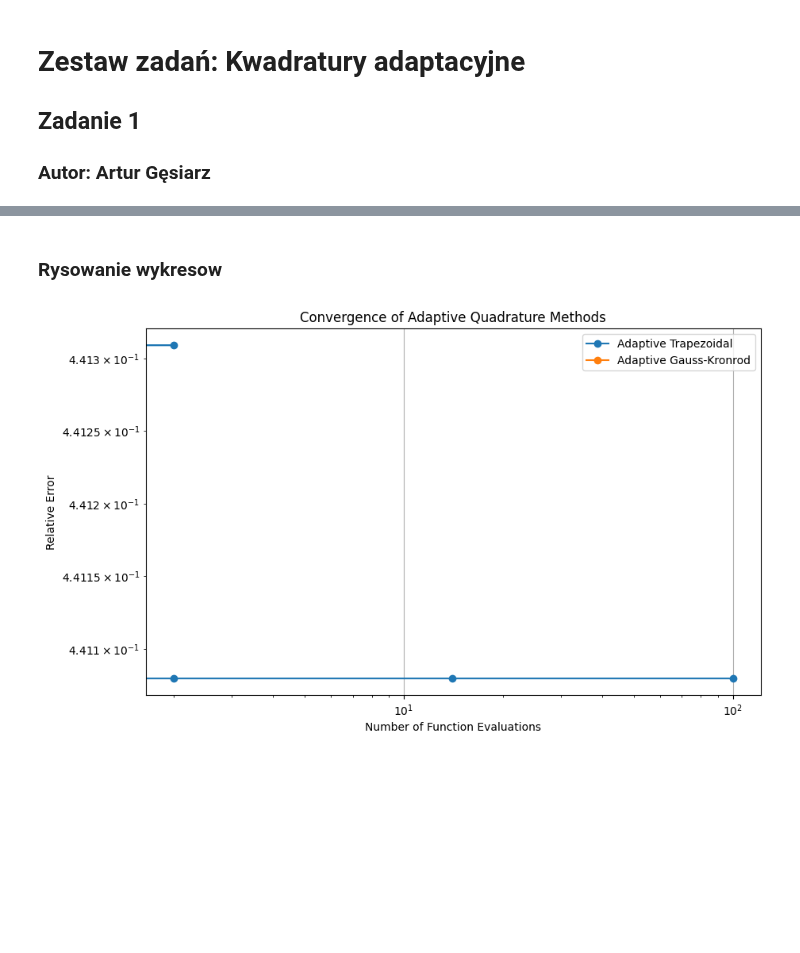
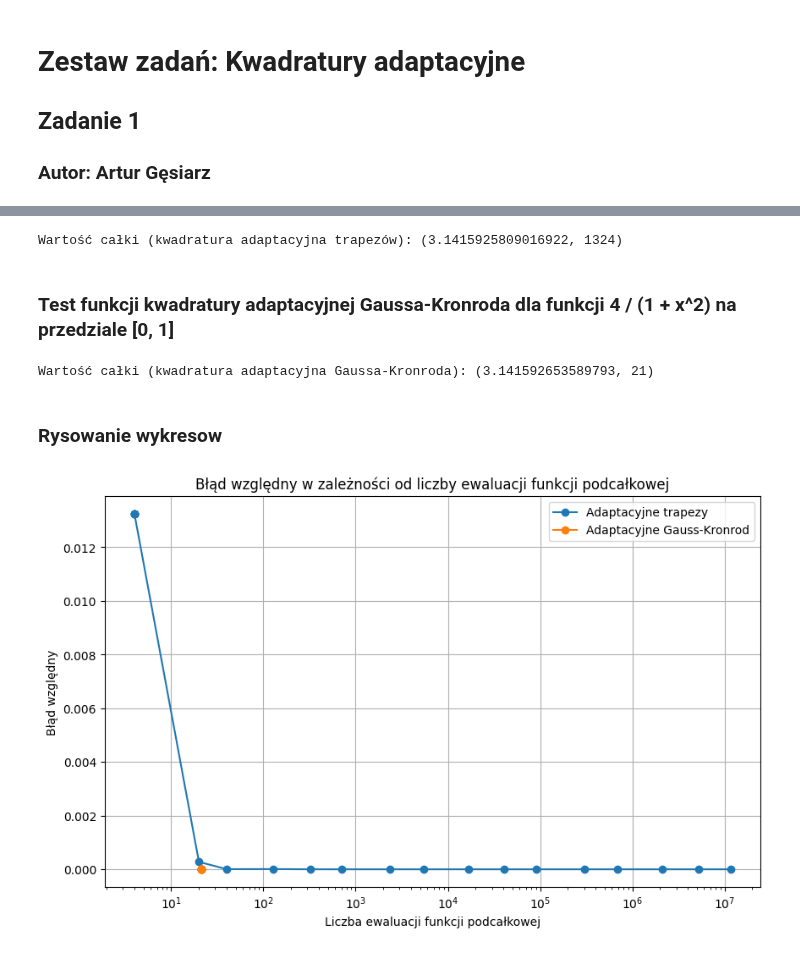
Before and after one commit to arturgesiarz/CalculationTechMethods-Course, a Jupyter notebook: lab07/ex1.ipynb, the cells around one changed output, grey strips where cells are left out. Cells and saved outputs as stored; diff of their text form; code cells hidden in the pictures; blank space fills up the shorter version.

```diff
--- a/lab07/ex1.ipynb
+++ b/lab07/ex1.ipynb
@@ -61,10 +39,0 @@ gauss_kronrod_nevals = []
-# %%
-for tol in tolerances:
-    trapezoidal_result = adaptive_trapezoidal(0, 1, tol)
-    gauss_kronrod_result = adaptive_gauss_kronrod(0, 1, tol)
-
-    trapezoidal_errors.append(relative_error(trapezoidal_result))
-    gauss_kronrod_errors.append(relative_error(gauss_kronrod_result))
-
-    trapezoidal_nevals.append(find_positive_integer_solution(adaptive_trapezoidal, true_value, tol))
-    gauss_kronrod_nevals.append(find_positive_integer_solution(adaptive_gauss_kronrod, true_value, tol))
@@ -73,16 +42,54 @@ for tol in tolerances:
+# %%
+f = lambda x: 4 / (1 + x ** 2)
+integral_trapezoidal = adaptive_trapezoidal_rule(f, 0, 1)
+print("Wartość całki (kwadratura adaptacyjna trapezów):", integral_trapezoidal)
+# %% [output]
+Wartość całki (kwadratura adaptacyjna trapezów): (3.1415925809016922, 1324)
+# %% [markdown]
+### Test funkcji kwadratury adaptacyjnej Gaussa-Kronroda dla funkcji 4 / (1 + x^2) na przedziale [0, 1]
+# %%
+integral_gauss_kronrod = adaptive_gauss_kronrod(f, 0, 1)
+print("Wartość całki (kwadratura adaptacyjna Gaussa-Kronroda):", integral_gauss_kronrod)
+# %% [output]
+Wartość całki (kwadratura adaptacyjna Gaussa-Kronroda): (3.141592653589793, 21)
 # %% [markdown]
 ### Rysowanie wykresow
-# %%
-plt.figure(figsize=(10, 6))
-plt.plot(trapezoidal_nevals, trapezoidal_errors, marker='o', label='Adaptive Trapezoidal')
-plt.plot(gauss_kronrod_nevals, gauss_kronrod_errors, marker='o', label='Adaptive Gauss-Kronrod')
-plt.xlabel('Number of Function Evaluations')
-plt.ylabel('Relative Error')
-plt.xscale('log')
-plt.yscale('log')
-plt.title('Convergence of Adaptive Quadrature Methods')
-plt.legend()
-plt.grid(True)
-plt.show()
-# %% [output]
-[figure, removed]
+# %%
+# Wartość dokładna całki
+exact_integral = np.pi
+
+# Zakres tolerancji
+tolerances = np.logspace(2, -14, num=20)
+
+# Inicjalizacja list do przechowywania liczby ewaluacji funkcji podcałkowej oraz błędu względnego dla obu metod
+evaluations_trapezoidal = []
+errors_trapezoidal = []
+evaluations_gauss_kronrod = []
+errors_gauss_kronrod = []
+
+# Obliczenia dla kwadratury adaptacyjnej trapezów
+for tol in tolerances:
+    integral_trapezoidal, neval_trapezoidal = adaptive_trapezoidal_rule(f, 0, 1, tol)
+    error_trapezoidal = abs((integral_trapezoidal - exact_integral) / exact_integral)
+    evaluations_trapezoidal.append(neval_trapezoidal)
+    errors_trapezoidal.append(error_trapezoidal)
+
+# Obliczenia dla kwadratury adaptacyjnej Gaussa-Kronroda
+for tol in tolerances:
+    integral_gauss_kronrod, neval_gauss_kronrod = adaptive_gauss_kronrod(f, 0, 1, tol)
+    error_gauss_kronrod = abs((integral_gauss_kronrod - exact_integral) / exact_integral)
+    evaluations_gauss_kronrod.append(neval_gauss_kronrod)
+    errors_gauss_kronrod.append(error_gauss_kronrod)
+
+# Rysowanie wykresów
+plt.figure(figsize=(10, 6))
+plt.semilogx(evaluations_trapezoidal, errors_trapezoidal, marker='o', label='Adaptacyjne trapezy')
+plt.semilogx(evaluations_gauss_kronrod, errors_gauss_kronrod, marker='o', label='Adaptacyjne Gauss-Kronrod')
+plt.title('Błąd względny w zależności od liczby ewaluacji funkcji podcałkowej')
+plt.xlabel('Liczba ewaluacji funkcji podcałkowej')
+plt.ylabel('Błąd względny')
+plt.legend()
+plt.grid(True)
+plt.show()
+# %% [output]
+[figure, added]
```
Also changed, not shown: parts of 22 cells of this notebook, 1 other file.
